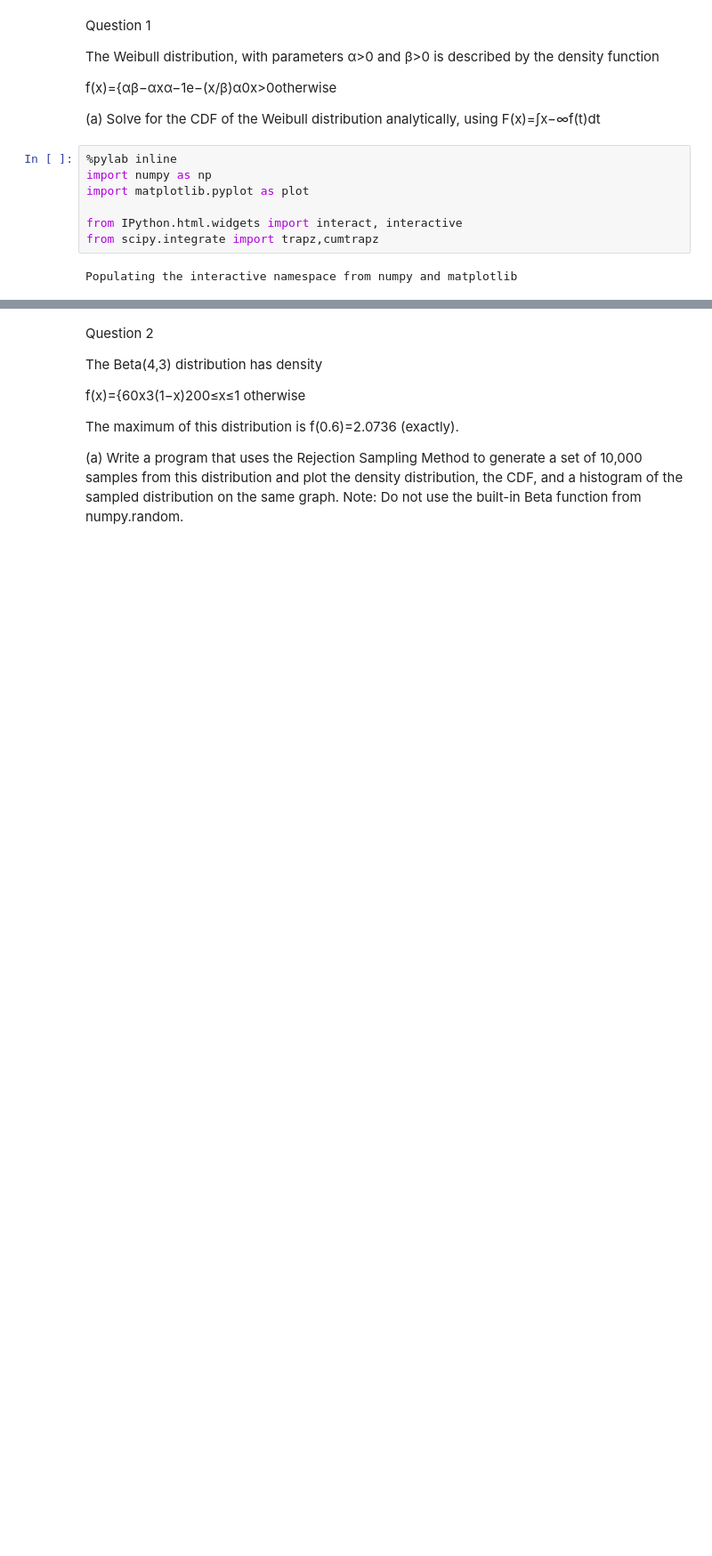
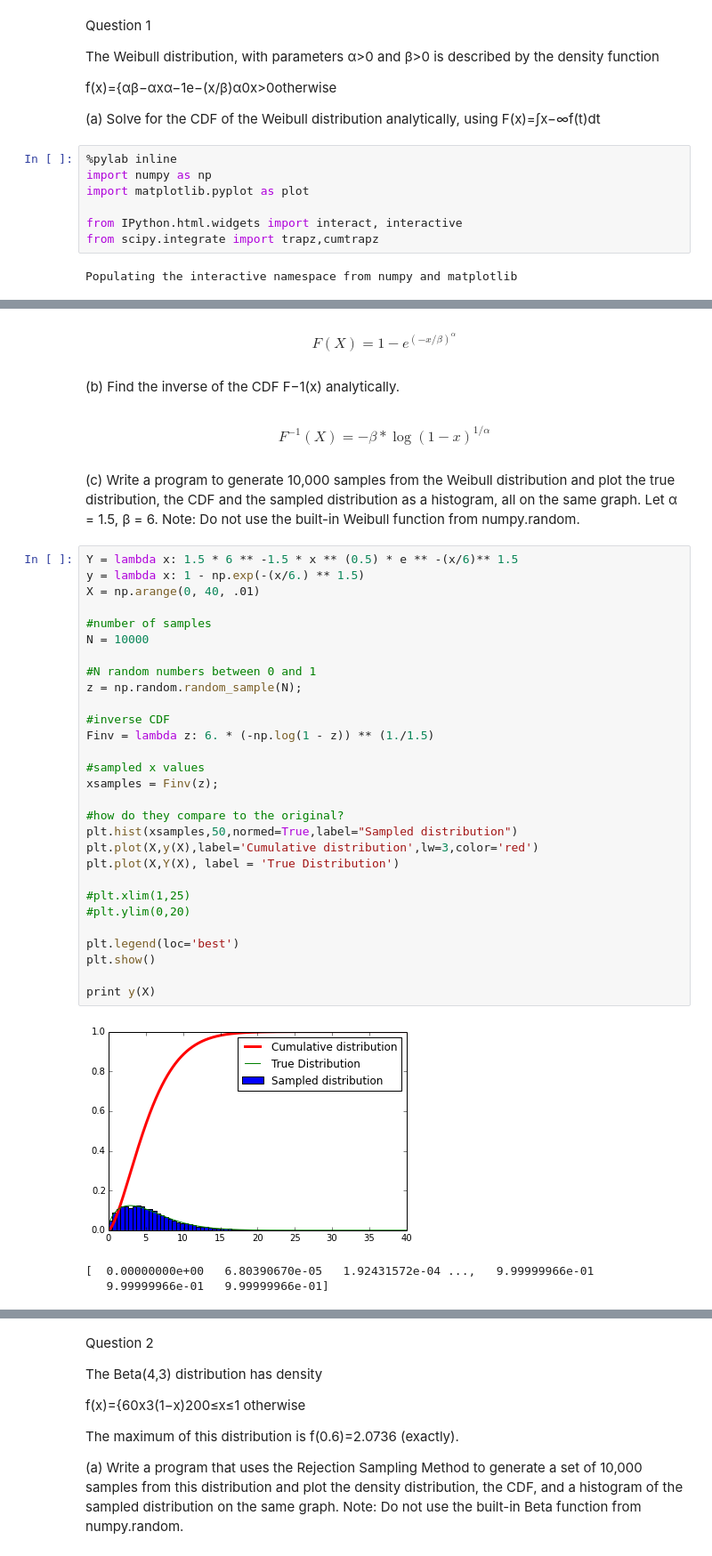
Before and after one commit to mkourjan/PHYS202-S14, a Jupyter notebook: RandomNumbersAndMC/RandomNumbersAndMCExercises.ipynb, the cells around one changed output, grey strips where cells are left out. Shown at 89% size. Saved outputs shown, nothing was run; the diff lists cells and outputs as text; blank space fills up the shorter version.

```diff
--- a/RandomNumbersAndMC/RandomNumbersAndMCExercises.ipynb
+++ b/RandomNumbersAndMC/RandomNumbersAndMCExercises.ipynb
@@ -55,0 +21,46 @@ v = interact(CDFviewer,xmax=(0.,np.pi,0.01))
+# %% [markdown]
+\begin{equation}
+F(X) = 1 -  e^{(-x/\beta) ^ \alpha}
+\end{equation}
+# %% [markdown]
+(b) Find the inverse of the CDF F−1(x) analytically.
+# %% [markdown]
+\begin{equation}
+F^{-1}(X) = -\beta * {\log(1-x)}^{1/\alpha}
+\end{equation}
+# %% [markdown]
+(c) Write a program to generate 10,000 samples from the Weibull distribution and plot the true distribution, the CDF and the sampled distribution as a histogram, all on the same graph. Let α = 1.5, β = 6.
+Note: Do not use the built-in Weibull function from numpy.random.
+# %%
+Y = lambda x: 1.5 * 6 ** -1.5 * x ** (0.5) * e ** -(x/6)** 1.5
+y = lambda x: 1 - np.exp(-(x/6.) ** 1.5)
+X = np.arange(0, 40, .01)
+
+#number of samples
+N = 10000
+
+#N random numbers between 0 and 1
+z = np.random.random_sample(N);
+
+#inverse CDF
+Finv = lambda z: 6. * (-np.log(1 - z)) ** (1./1.5)
+
+#sampled x values
+xsamples = Finv(z);
+
+#how do they compare to the original?
+plt.hist(xsamples,50,normed=True,label="Sampled distribution")
+plt.plot(X,y(X),label='Cumulative distribution',lw=3,color='red')
+plt.plot(X,Y(X), label = 'True Distribution')
+
+#plt.xlim(1,25)
+#plt.ylim(0,20)
+
+plt.legend(loc='best')
+plt.show()
+
+print y(X)
+# %% [output]
+[figure, added]
+[  0.00000000e+00   6.80390670e-05   1.92431572e-04 ...,   9.99999966e-01
+   9.99999966e-01   9.99999966e-01]
```
Also changed, not shown: parts of 4 cells of this notebook, 4 other files.
